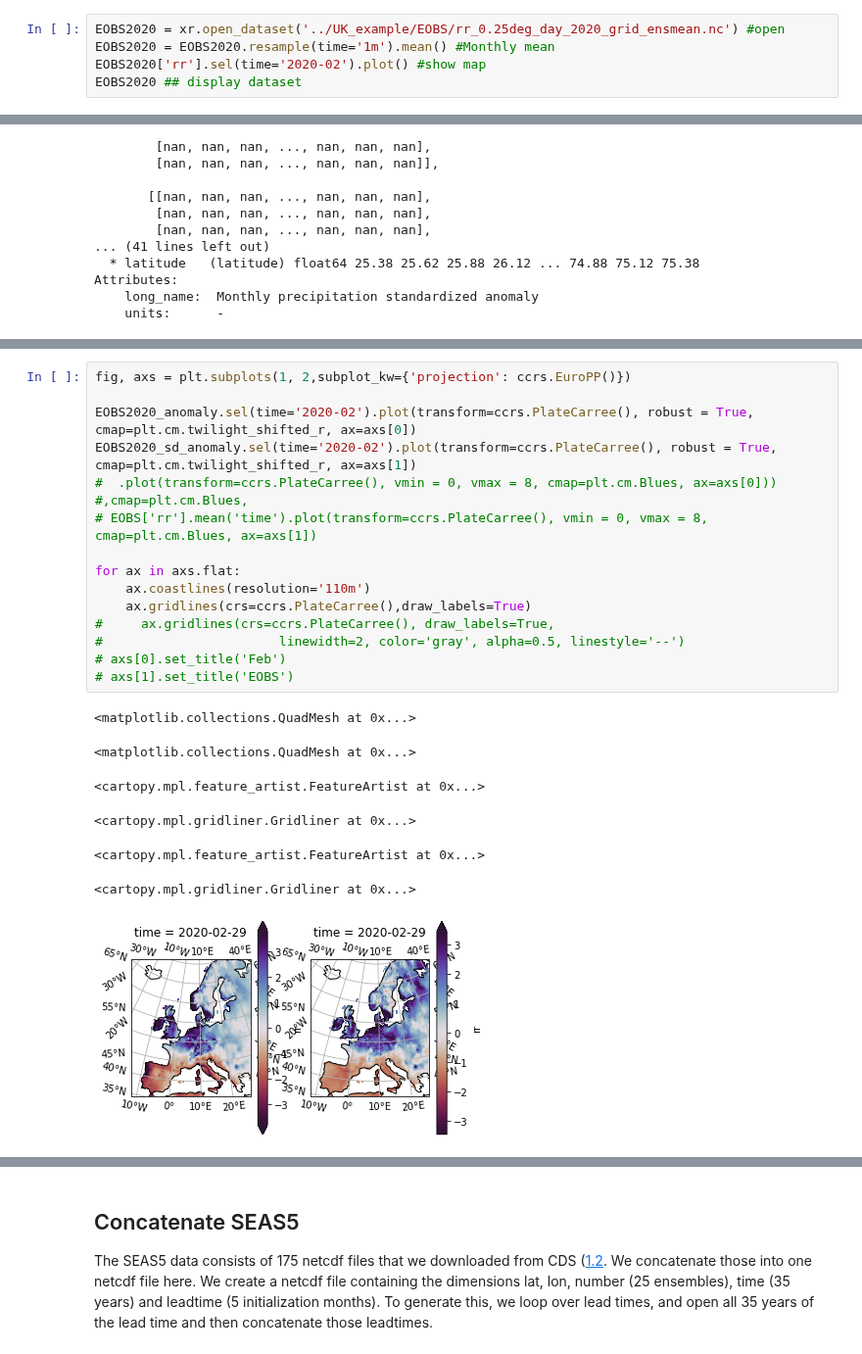
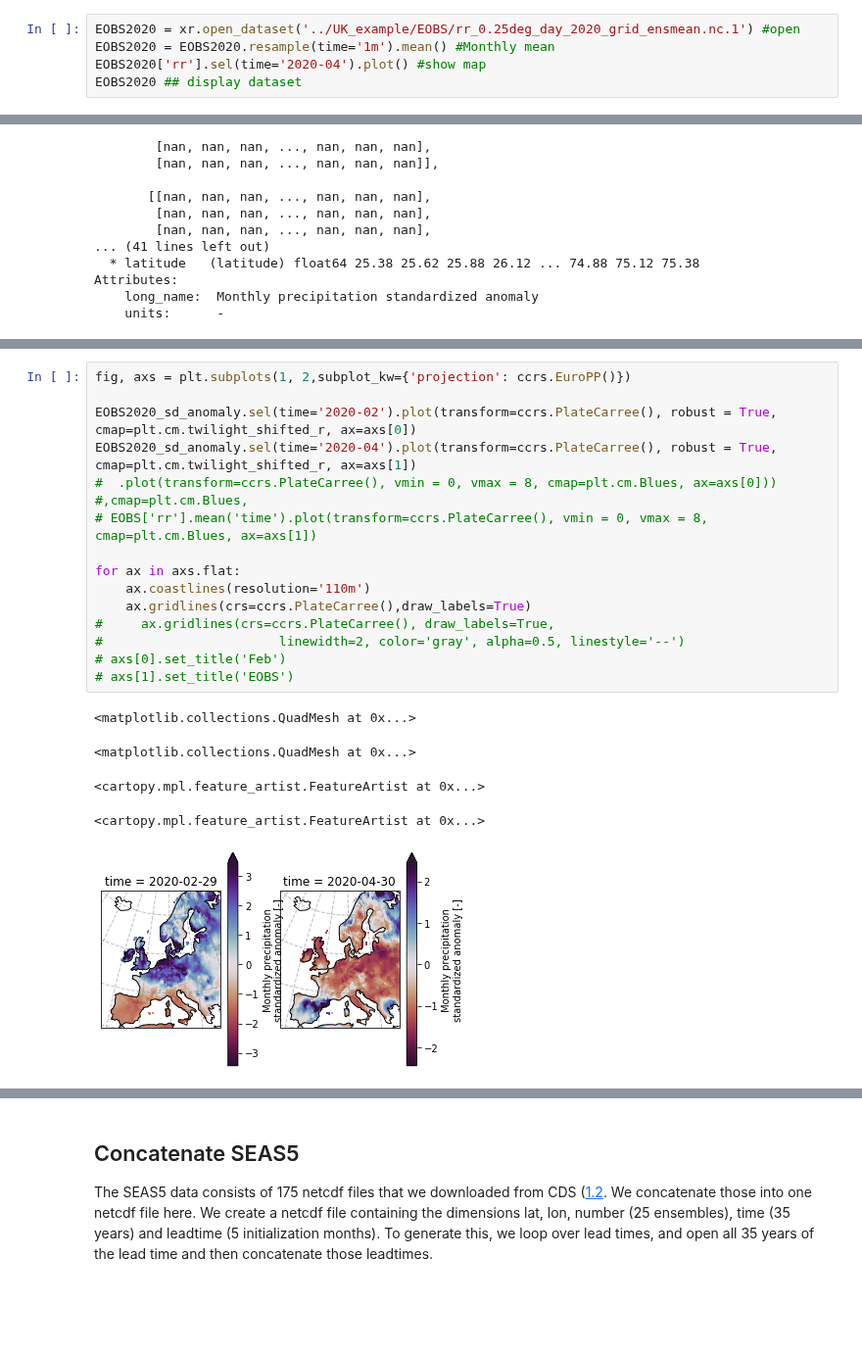
Before and after one commit to ECMWFCode4Earth/UNSEEN-open, a Jupyter notebook: Notebooks/1.Download/1.3February2020.ipynb, the cells around one changed output, grey strips where cells are left out. Shown at 98% size. Saved outputs shown, nothing was run; the diff lists cells and outputs as text; blank space fills up the shorter version.

Commit message:
anomalygraph

```diff
--- a/Notebooks/1.Download/1.3February2020.ipynb
+++ b/Notebooks/1.Download/1.3February2020.ipynb
@@ -67,9 +59,9 @@ Data variables:
 # %% [markdown]
 The 2020 data file is separate and needs the same preprocessing:
 # %%
-EOBS2020 = xr.open_dataset('../UK_example/EOBS/rr_0.25deg_day_2020_grid_ensmean.nc') #open
+EOBS2020 = xr.open_dataset('../UK_example/EOBS/rr_0.25deg_day_2020_grid_ensmean.nc.1') #open
 EOBS2020 = EOBS2020.resample(time='1m').mean() #Monthly mean
-EOBS2020['rr'].sel(time='2020-02').plot() #show map
+EOBS2020['rr'].sel(time='2020-04').plot() #show map
 EOBS2020 ## display dataset
 # %% [output]
 <matplotlib.collections.QuadMesh at 0x...>
@@ -148,23 +140,21 @@ Text(0.5, 1.0, 'February 2020')
 # %%
 fig, axs = plt.subplots(1, 2,subplot_kw={'projection': ccrs.EuroPP()})
 
-EOBS2020_anomaly.sel(time='2020-02').plot(transform=ccrs.PlateCarree(), robust = True, cmap=plt.cm.twilight_shifted_r, ax=axs[0])
-EOBS2020_sd_anomaly.sel(time='2020-02').plot(transform=ccrs.PlateCarree(), robust = True, cmap=plt.cm.twilight_shifted_r, ax=axs[1])
+EOBS2020_sd_anomaly.sel(time='2020-02').plot(transform=ccrs.PlateCarree(), robust = True, cmap=plt.cm.twilight_shifted_r, ax=axs[0])
+EOBS2020_sd_anomaly.sel(time='2020-04').plot(transform=ccrs.PlateCarree(), robust = True, cmap=plt.cm.twilight_shifted_r, ax=axs[1])
 #  .plot(transform=ccrs.PlateCarree(), vmin = 0, vmax = 8, cmap=plt.cm.Blues, ax=axs[0]))  #,cmap=plt.cm.Blues,
 # EOBS['rr'].mean('time').plot(transform=ccrs.PlateCarree(), vmin = 0, vmax = 8, cmap=plt.cm.Blues, ax=axs[1])
 
 for ax in axs.flat:
     ax.coastlines(resolution='110m')
     ax.gridlines(crs=ccrs.PlateCarree(),draw_labels=True)
 #     ax.gridlines(crs=ccrs.PlateCarree(), draw_labels=True,
 #                       linewidth=2, color='gray', alpha=0.5, linestyle='--')
 # axs[0].set_title('Feb')
 # axs[1].set_title('EOBS')
 # %% [output]
 <matplotlib.collections.QuadMesh at 0x...>
 <matplotlib.collections.QuadMesh at 0x...>
 <cartopy.mpl.feature_artist.FeatureArtist at 0x...>
-<cartopy.mpl.gridliner.Gridliner at 0x...>
+<cartopy.mpl.feature_artist.FeatureArtist at 0x...>
-<cartopy.mpl.feature_artist.FeatureArtist at 0x...>
-<cartopy.mpl.gridliner.Gridliner at 0x...>
-[figure, old version]
+[figure, new version]
```
Also changed, not shown: parts of 6 cells of this notebook, 2 other files.
